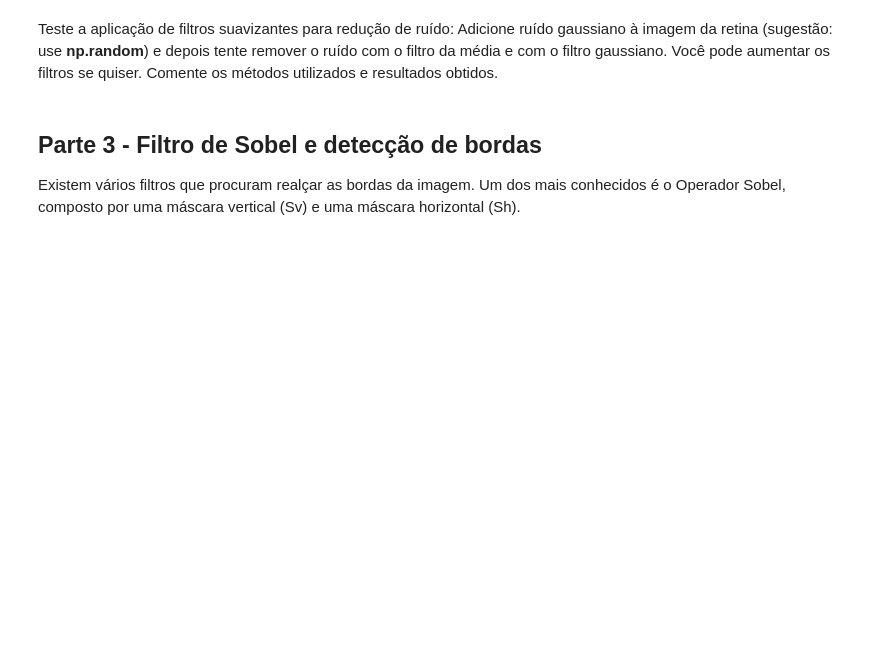
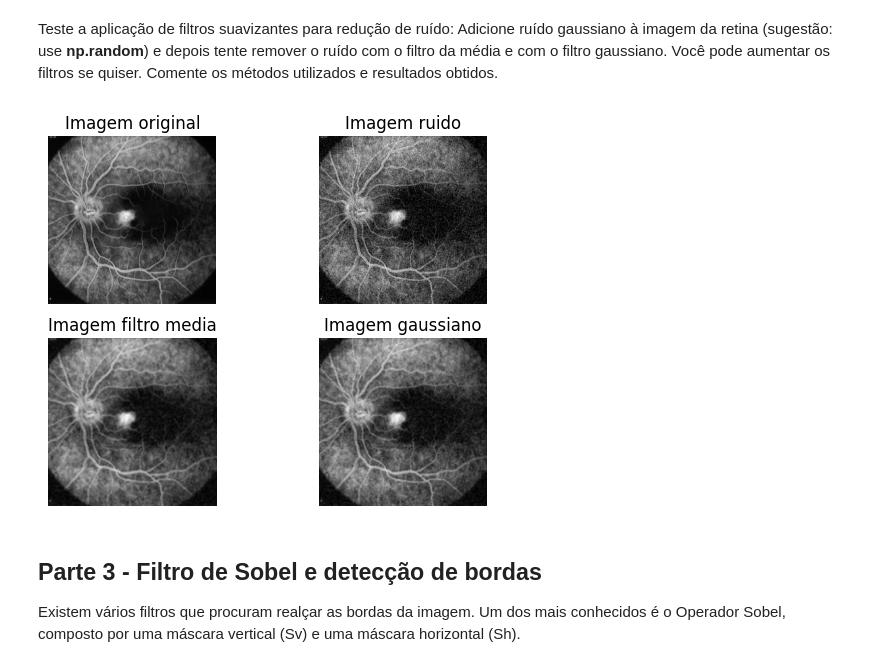
Before and after one commit to UNICAMP-EA979/2026s1-pi04-filtragem-JN513, a Jupyter notebook: Atividade.ipynb, the cells around one changed output. Drawn from its saved outputs; the diff is of its cells as text; code cells hidden in the pictures; blank space fills up the shorter version.

```diff
--- a/Atividade.ipynb
+++ b/Atividade.ipynb
@@ -265,6 +265,7 @@ Teste a aplicação de filtros suavizantes para redução de ruído: Adicione ru
 # %%
 f_float = f.astype(float)
 
+kernel_media = np.ones((3,3)) / 3
 
 media = 0
 sigma = 20  # intensidade do ruído
@@ -272,7 +273,34 @@ sigma = 20  # intensidade do ruído
 ruido = np.random.normal(media, sigma, f.shape)
 
 img_ruido = f_float + ruido
-img_ruido = np.clip(img_ruido, 0, 255)
+img_ruido = np.clip(img_ruido, 0, 255) # limitado no conjunto [0,255]
+
+img_media = convolve(img_ruido, kernel_media)
+img_gauss = convolve(img_ruido, g2d_sep)
+# %%
+plt.subplot(2,2,1)
+plt.imshow(f, cmap='gray')
+plt.title('Imagem original')
+plt.axis('off')
+
+plt.subplot(2,2,2)
+plt.imshow(img_ruido, cmap='gray')
+plt.title('Imagem ruido')
+plt.axis('off')
+
+plt.subplot(2,2,3)
+plt.imshow(img_media, cmap='gray')
+plt.title('Imagem filtro media')
+plt.axis('off')
+
+plt.subplot(2,2,4)
+plt.imshow(img_gauss, cmap='gray')
+plt.title('Imagem gaussiano')
+plt.axis('off')
+
+plt.show()
+# %% [output]
+[figure, added]
 # %% [markdown]
 ## Parte 3 - Filtro de Sobel e detecção de bordas
 
```
Also changed, not shown: parts of 1 cell of this notebook.
